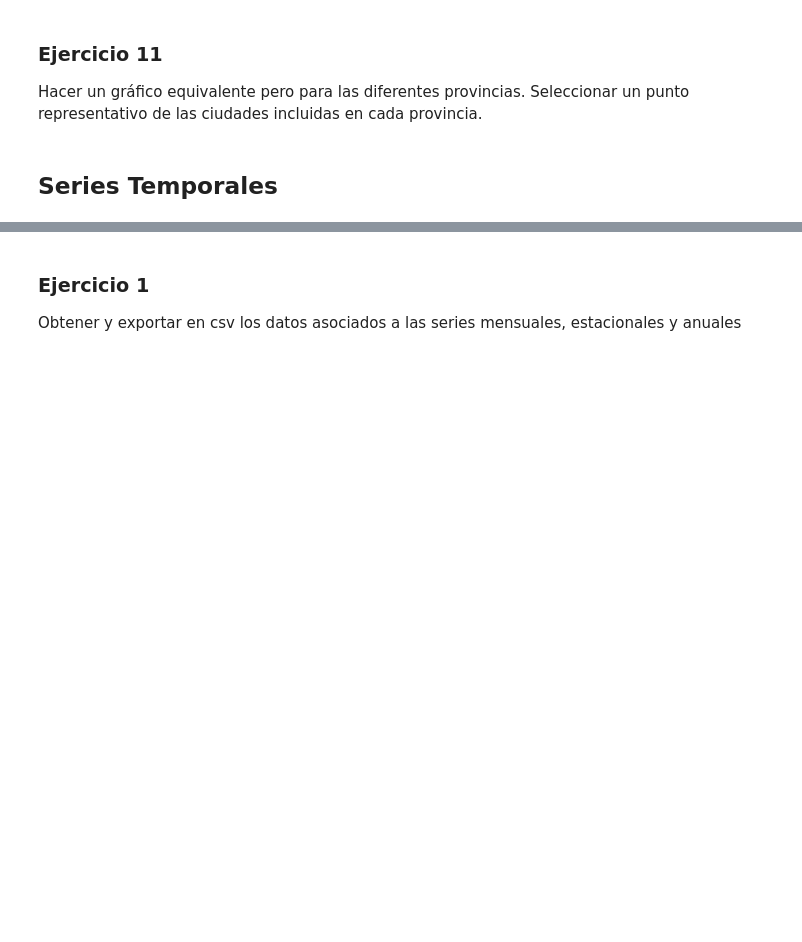
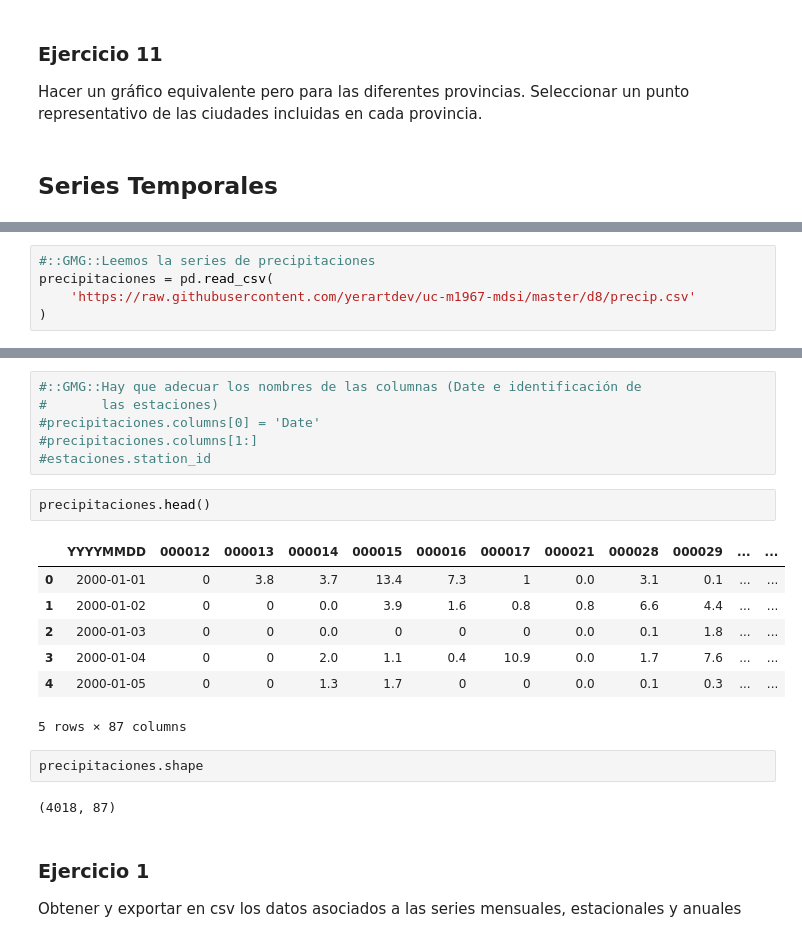
Before and after one commit to yerartdev/uc-m1967-mdsi, a Jupyter notebook: d8/TareaPandas.ipynb, the cells around one changed output, grey strips where cells are left out. Cells and saved outputs as stored; diff of their text form; blank space fills up the shorter version.

Commit message:
Tarea Pandas - núcleos de población: avance ejercicio 7; series precipitación: carga de datos de estaciones y precipitación

```diff
--- a/d8/TareaPandas.ipynb
+++ b/d8/TareaPandas.ipynb
@@ -612,0 +688,5 @@ Los ficheros precip.csv y precip.stn contienen los datos de precipitación diari
+# %%
+#::GMG::Leemos la series de precipitaciones
+precipitaciones = pd.read_csv(
+    'https://raw.githubusercontent.com/yerartdev/uc-m1967-mdsi/master/d8/precip.csv'
+)
@@ -613,3 +723,23 @@ Los ficheros precip.csv y precip.stn contienen los datos de precipitación diari
+# %%
+#::GMG::Hay que adecuar los nombres de las columnas (Date e identificación de
+#       las estaciones)
+#precipitaciones.columns[0] = 'Date'
+#precipitaciones.columns[1:]
+#estaciones.station_id
+# %%
+precipitaciones.head()
+# %% [output]
+|  | YYYYMMDD | 000012 | 000013 | 000014 | 000015 | 000016 | 000017 | 000021 | 000028 | 000029 | ... | ... |
+| 0 | 2000-01-01 | 0 | 3.8 | 3.7 | 13.4 | 7.3 | 1 | 0.0 | 3.1 | 0.1 | ... | ... |
+| 1 | 2000-01-02 | 0 | 0 | 0.0 | 3.9 | 1.6 | 0.8 | 0.8 | 6.6 | 4.4 | ... | ... |
+| 2 | 2000-01-03 | 0 | 0 | 0.0 | 0 | 0 | 0 | 0.0 | 0.1 | 1.8 | ... | ... |
+| 3 | 2000-01-04 | 0 | 0 | 2.0 | 1.1 | 0.4 | 10.9 | 0.0 | 1.7 | 7.6 | ... | ... |
+| 4 | 2000-01-05 | 0 | 0 | 1.3 | 1.7 | 0 | 0 | 0.0 | 0.1 | 0.3 | ... | ... |
+5 rows × 87 columns
+# %%
+precipitaciones.shape
+# %% [output]
+(4018, 87)
 # %% [markdown]
 ### Ejercicio 1
 
```
Also changed, not shown: parts of 13 cells of this notebook.
